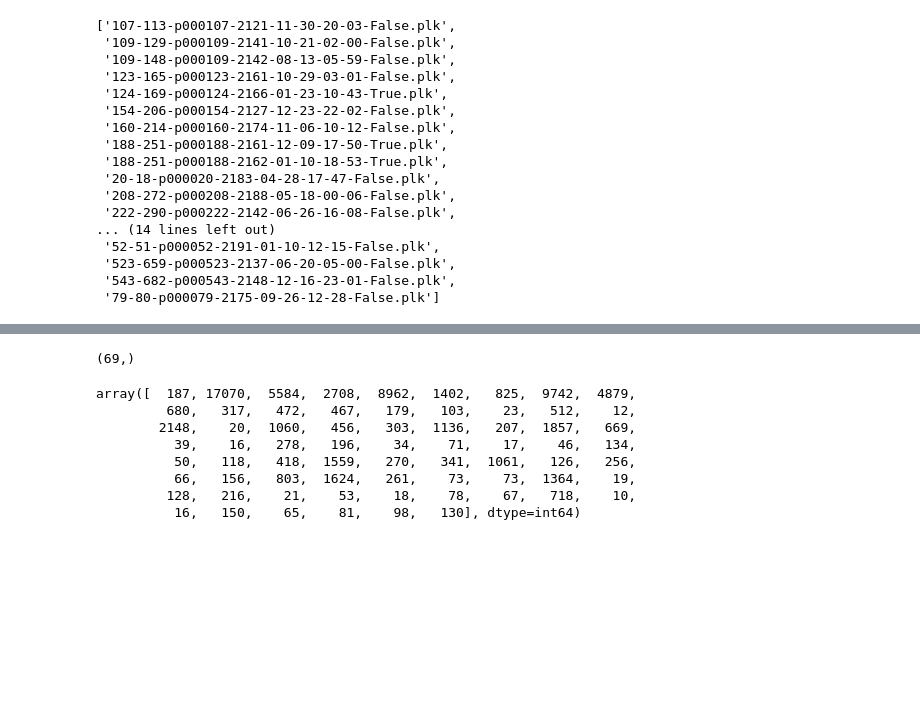
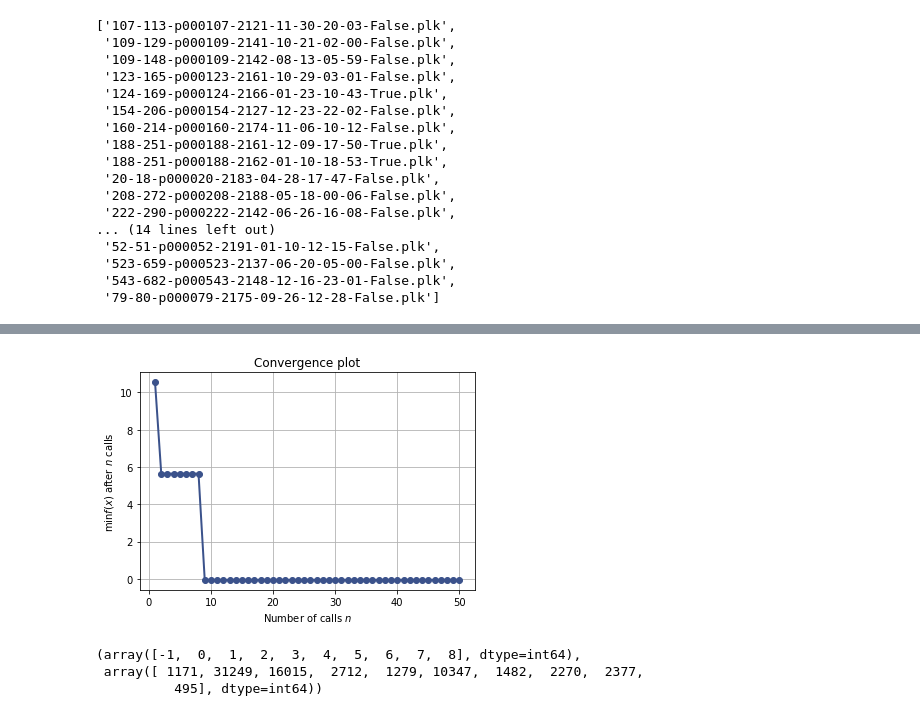
Before and after one commit to andresmore/HR_Analysis, a Jupyter notebook: HR_Analysis/Exploration_DBSCAN.ipynb, the cells around one changed output, grey strips where cells are left out. Saved outputs shown, nothing was run; the diff lists cells and outputs as text; code cells hidden in the pictures; blank space fills up the shorter version.

```diff
--- a/HR_Analysis/Exploration_DBSCAN.ipynb
+++ b/HR_Analysis/Exploration_DBSCAN.ipynb
@@ -106,0 +123,23 @@ db = DBSCAN(eps=0.3, min_samples=10).fit(X)
+# %%
+def scoring(num_labels,silhouette_sc):
+    sil_sc=-silhouette_sc
+    sc_labels=np.abs(num_labels-10)
+    return sil_sc+sc_labels
+# %%
+db= DBSCAN(n_jobs=-1)
+# %%
+@use_named_args(space)
+def objective(**params):
+    db.set_params(**params)
+    db.fit(X)
+    labels=db.labels_
+    a,counts=np.unique(labels, return_counts=True)
+    if len(a)==1:
+        return 100000
+    sil = metrics.silhouette_score(X,labels, sample_size=10000, random_state=1)
+
+
+    return scoring(len(a),sil)
+# %%
+from skopt import gp_minimize
+res_gp = gp_minimize(objective, space, n_calls=50, random_state=0)
@@ -119,20 +201,15 @@ n_noise_
+# %%
+from skopt.plots import plot_convergence
+
+plot_convergence(res_gp);
+# %% [output]
+[figure, added]
 # %%
-a,counts=np.unique(labels, return_counts=True)
+np.unique(labels, return_counts=True)
+# %% [output]
+(array([-1,  0,  1,  2,  3,  4,  5,  6,  7,  8], dtype=int64),
+ array([ 1171, 31249, 16015,  2712,  1279, 10347,  1482,  2270,  2377,
+          495], dtype=int64))
-# %%
-a.shape
-# %% [output]
-(69,)
-# %%
-counts
-# %% [output]
-array([  187, 17070,  5584,  2708,  8962,  1402,   825,  9742,  4879,
-         680,   317,   472,   467,   179,   103,    23,   512,    12,
-        2148,    20,  1060,   456,   303,  1136,   207,  1857,   669,
-          39,    16,   278,   196,    34,    71,    17,    46,   134,
-          50,   118,   418,  1559,   270,   341,  1061,   126,   256,
-          66,   156,   803,  1624,   261,    73,    73,  1364,    19,
-         128,   216,    21,    53,    18,    78,    67,   718,    10,
-          16,   150,    65,    81,    98,   130], dtype=int64)
 # %%
 import umap
 # %%
```
Also changed, not shown: parts of 38 cells of this notebook.
